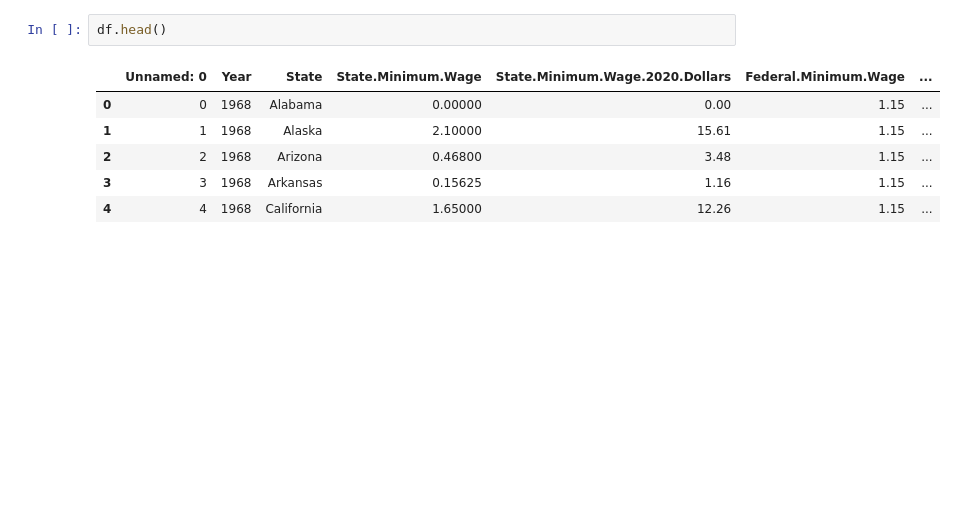
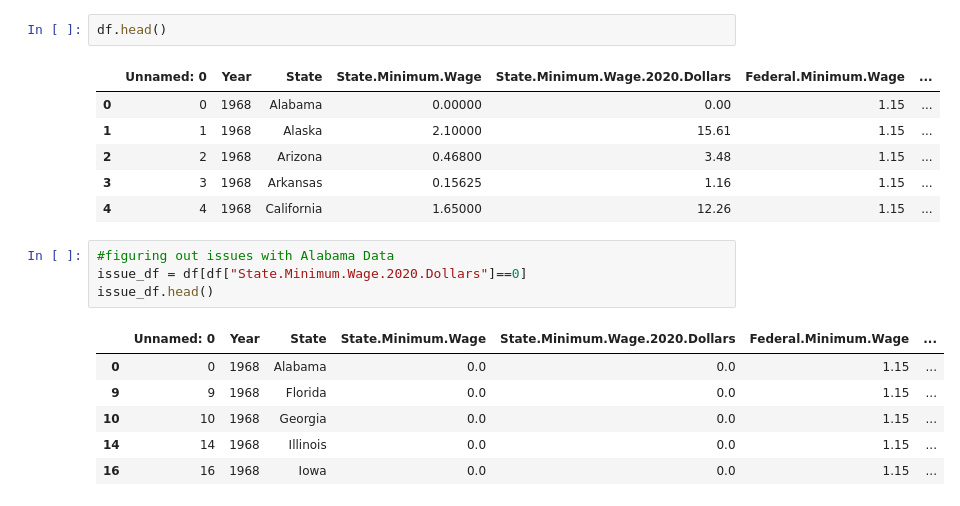
Before and after one commit to Row-Bell/Python_Basic, a Jupyter notebook: Data_Analysis_Intro/Part_3.ipynb, the cells around one changed output. Drawn from its saved outputs; the diff is of its cells as text; blank space fills up the shorter version.

```diff
--- a/Data_Analysis_Intro/Part_3.ipynb
+++ b/Data_Analysis_Intro/Part_3.ipynb
@@ -89,3 +89,14 @@ df.head()
 | 2 | 2 | 1968 | Arizona | 0.46800 | 3.48 | 1.15 | ... |
 | 3 | 3 | 1968 | Arkansas | 0.15625 | 1.16 | 1.15 | ... |
 | 4 | 4 | 1968 | California | 1.65000 | 12.26 | 1.15 | ... |
+# %%
+#figuring out issues with Alabama Data
+issue_df = df[df["State.Minimum.Wage.2020.Dollars"]==0]
+issue_df.head()
+# %% [output]
+|  | Unnamed: 0 | Year | State | State.Minimum.Wage | State.Minimum.Wage.2020.Dollars | Federal.Minimum.Wage | ... |
+| 0 | 0 | 1968 | Alabama | 0.0 | 0.0 | 1.15 | ... |
+| 9 | 9 | 1968 | Florida | 0.0 | 0.0 | 1.15 | ... |
+| 10 | 10 | 1968 | Georgia | 0.0 | 0.0 | 1.15 | ... |
+| 14 | 14 | 1968 | Illinois | 0.0 | 0.0 | 1.15 | ... |
+| 16 | 16 | 1968 | Iowa | 0.0 | 0.0 | 1.15 | ... |
```
Also changed, not shown: parts of 6 cells of this notebook.
